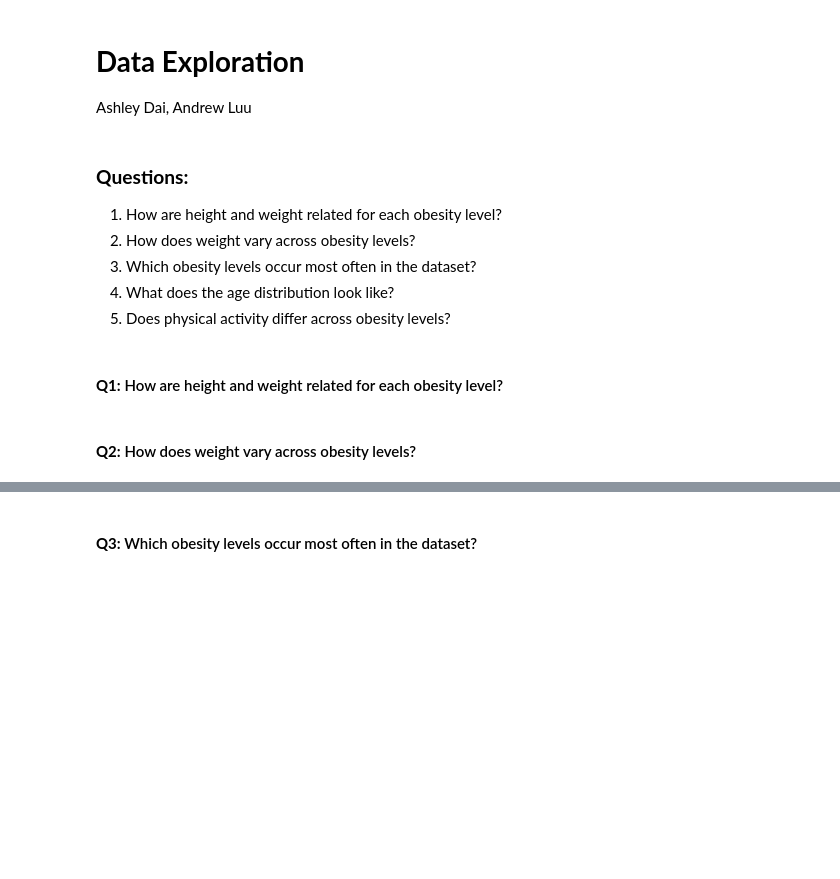
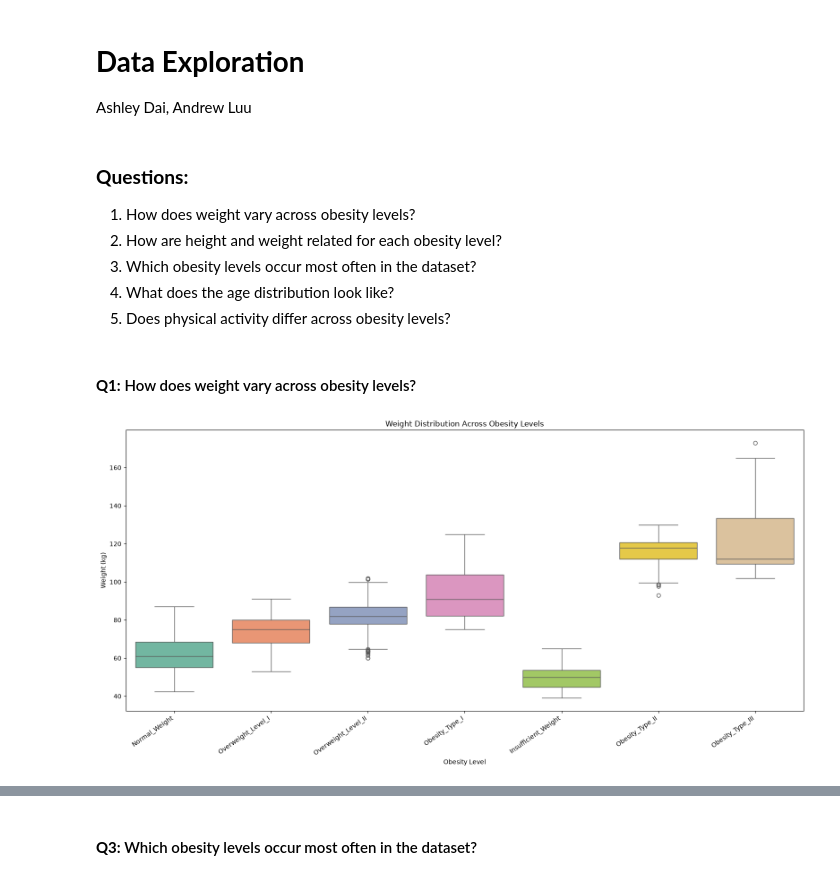
Before and after one commit to Radikahn/133Obesity, a Jupyter notebook: notebooks/data_exploration.ipynb, the cells around one changed output, grey strips where cells are left out. Saved outputs shown, nothing was run; the diff lists cells and outputs as text; code cells hidden in the pictures; blank space fills up the shorter version.

Commit message:
q1-q3 plots finished

```diff
--- a/notebooks/data_exploration.ipynb
+++ b/notebooks/data_exploration.ipynb
@@ -3,8 +3,8 @@
 Ashley Dai, Andrew Luu
 # %% [markdown]
 ### **Questions:**
-1. How are height and weight related for each obesity level?
-2. How does weight vary across obesity levels?
+1. How does weight vary across obesity levels?
+2. How are height and weight related for each obesity level?
 3. Which obesity levels occur most often in the dataset?
 4. What does the age distribution look like?
 5. Does physical activity differ across obesity levels?
@@ -15,7 +17,25 @@ from pathlib import Path
 ROOT_DIR = Path.cwd()
 data_path = (ROOT_DIR.parent/"data"/"clean_data"/"cleaned_obesity_data.csv").resolve()
 df = pd.read_csv(data_path)
-# %% [markdown]
-#### **Q1:** How are height and weight related for each obesity level?
 # %% [markdown]
-#### **Q2:** How does weight vary across obesity levels?
+#### **Q1:** How does weight vary across obesity levels?
+# %%
+plt.figure(figsize=(16, 8))
+
+sns.boxplot(
+    data=df,
+    x="obesity_level",
+    y="Weight",
+    hue="obesity_level",
+    palette="Set2",
+    legend=False
+)
+
+plt.title("Weight Distribution Across Obesity Levels")
+plt.xlabel("Obesity Level")
+plt.ylabel("Weight (kg)")
+plt.xticks(rotation=35, ha="right")
+plt.tight_layout()
+plt.show()
+# %% [output]
+[figure, added]
```
Also changed, not shown: parts of 5 cells of this notebook, 2 other files.
